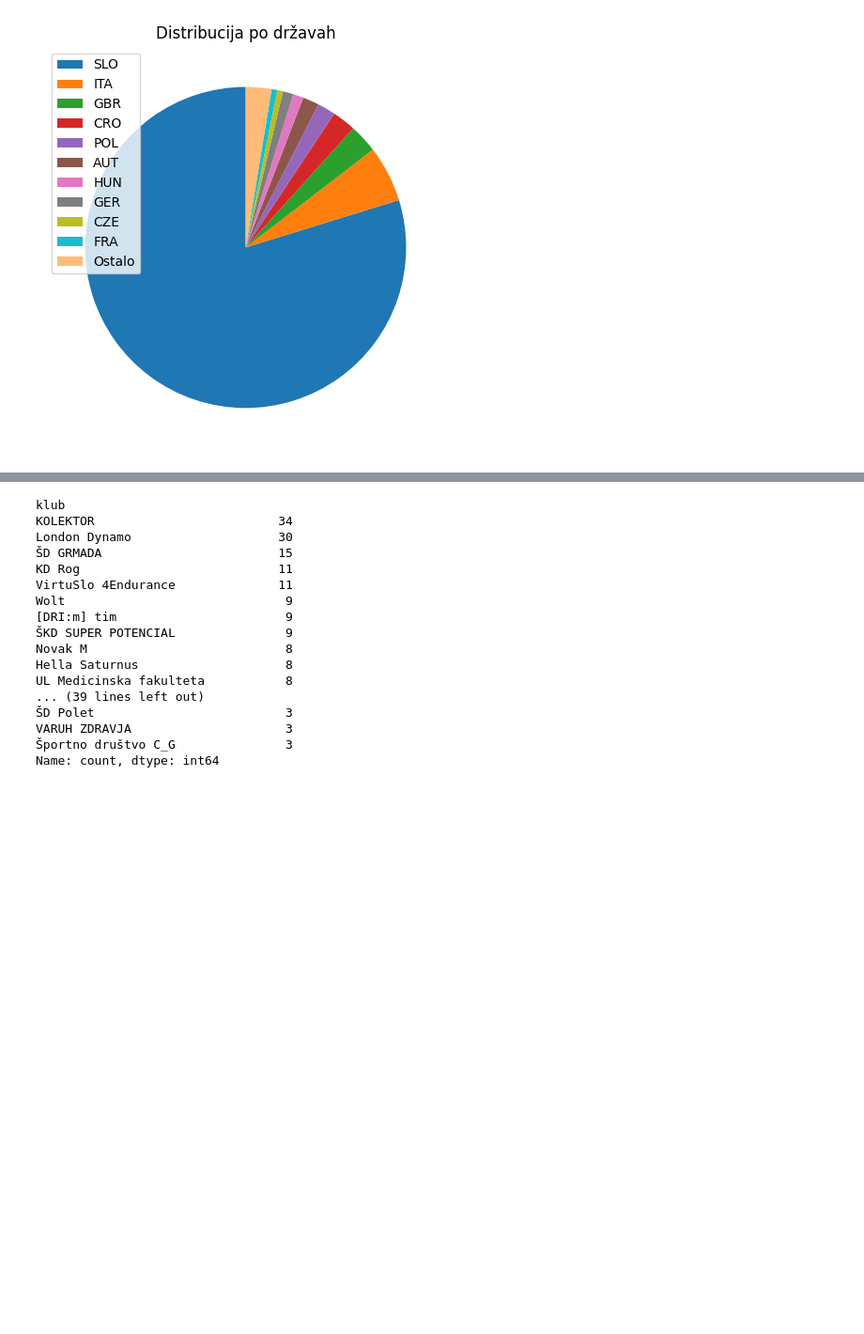
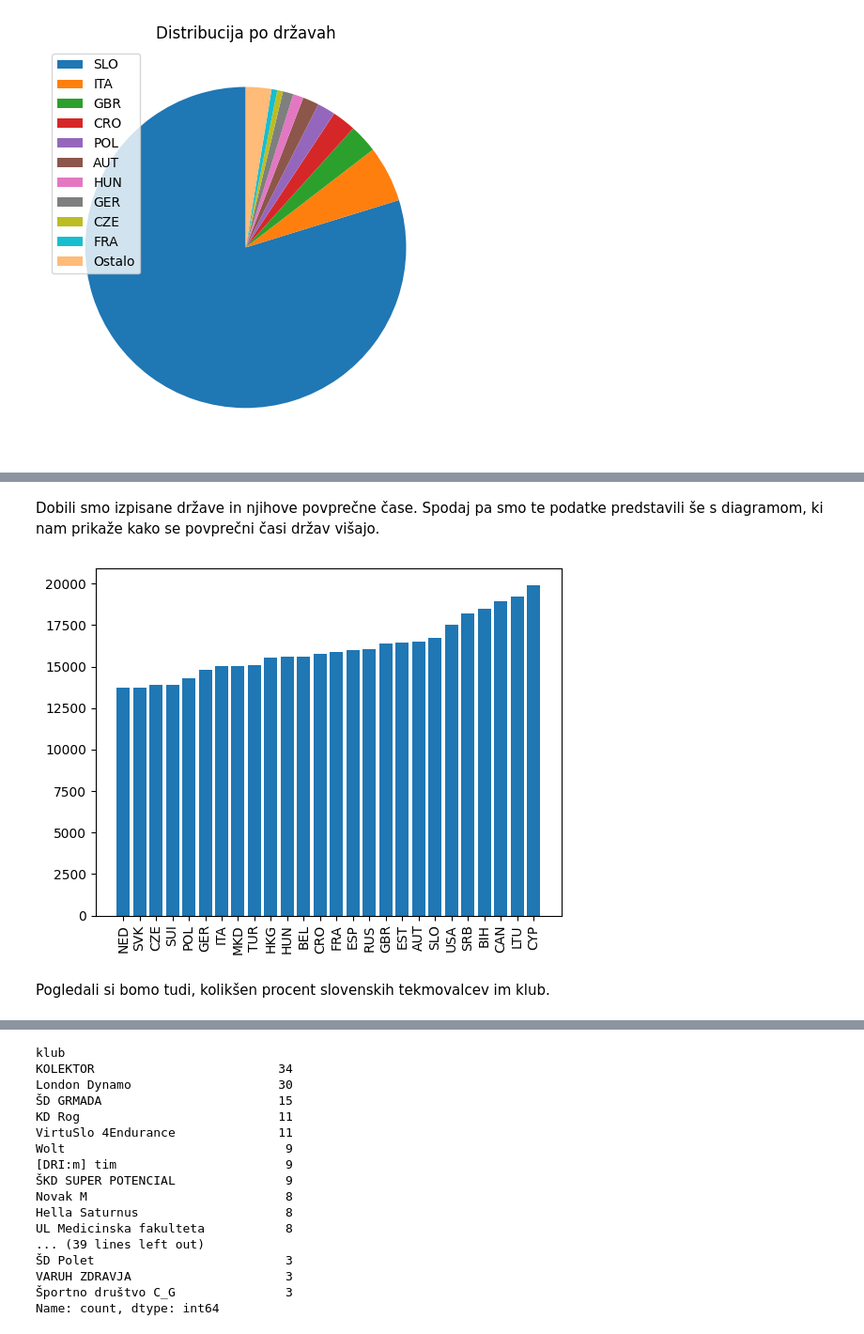
Before and after one commit to tajdahorvat/UVP-Projektna-naloga, a Jupyter notebook: analiza.ipynb, the cells around one changed output, grey strips where cells are left out. Shown at 94% size. Drawn from its saved outputs; the diff is of its cells as text; code cells hidden in the pictures; blank space fills up the shorter version.

```diff
--- a/analiza.ipynb
+++ b/analiza.ipynb
@@ -136,0 +157,19 @@ Name: count, dtype: int64
+# %%
+podatki_drzava_sez = podatki["država"]
+podatki_drzava_sez = podatki.drop(podatki[podatki["država"] == "&nbsp;"].index)
+
+drzave = podatki_drzava_sez["država"].unique()
+podatki_drzava_stevilo = podatki_drzava_sez["država"].value_counts()
+# %%
+drzava_vsota = {}
+for drzava in drzave:
+    trenutna_drzava = podatki_drzava_sez[podatki_drzava_sez["država"] == drzava]
+    povprecje_po_drzavah = sum(trenutna_drzava["Sekunde"]) / podatki_drzava_stevilo[drzava]
+    drzava_vsota[drzava] = povprecje_po_drzavah
+drzava_urejene = sorted(drzava_vsota.items(), key=lambda vnos: vnos[1])
+povprecje_urejeno = []
+imena_urejeno = []
+for drzava, cas in drzava_urejene:
+    povprecje_urejeno.append(cas)
+    imena_urejeno.append(drzava)
+    print(drzava, "{:.2f}".format(cas))
@@ -136,0 +194,10 @@ Name: count, dtype: int64
+# %% [markdown]
+Dobili smo izpisane države in njihove povprečne čase. Spodaj pa smo te podatke predstavili še s diagramom, ki nam prikaže kako se povprečni časi držav višajo.
+# %%
+plt.bar(range(len(drzava_urejene)),povprecje_urejeno)
+plt.xticks(range(len(drzava_urejene)),imena_urejeno, rotation = 90)
+plt.show()
+# %% [output]
+[figure, added]
+# %% [markdown]
+Pogledali si bomo tudi, kolikšen procent slovenskih tekmovalcev im klub.
```
Also changed, not shown: parts of 25 cells of this notebook, 1 other file.
